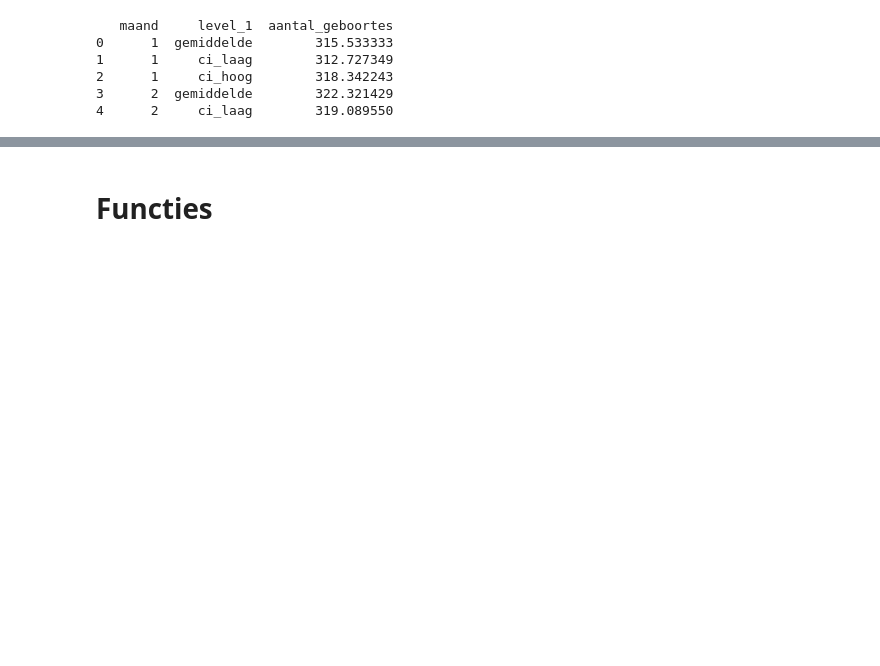
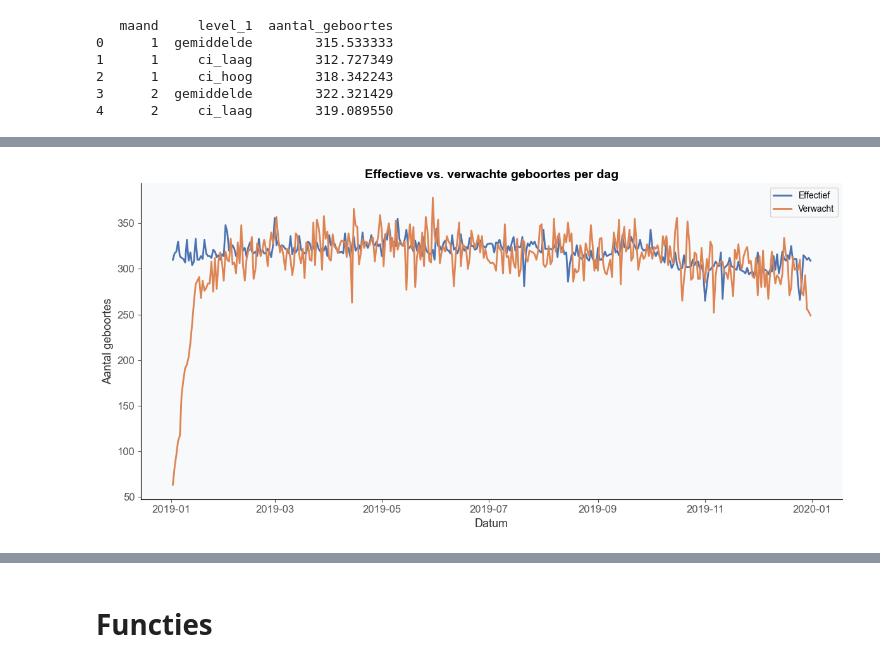
Before and after one commit to kurt253/202603224-regi, a Jupyter notebook: notebooks/ReadFiles.ipynb, the cells around one changed output, grey strips where cells are left out. Drawn from its saved outputs; the diff is of its cells as text; code cells hidden in the pictures; blank space fills up the shorter version.

```diff
--- a/notebooks/ReadFiles.ipynb
+++ b/notebooks/ReadFiles.ipynb
@@ -479,0 +805,41 @@ print(maand_stats.head())
+# %%
+# Totaal effectieve geboortes per dag (date)
+effectief = (
+    df_births_clean
+    .groupby("date")
+    .size()
+    .reset_index(name="effectief")
+)
+
+# Totaal verwachte geboortes per dag (verwachte datum)
+verwacht = (
+    df_births_clean
+    .groupby("verwachte datum")
+    .size()
+    .reset_index(name="verwacht")
+)
+
+# Combineer beide reeksen op datum
+evolutie = effectief.merge(
+    verwacht,
+    left_on="date",
+    right_on="verwachte datum",
+    how="outer",
+).sort_values("date")
+
+fig, ax = plt.subplots(figsize=(12, 6))
+
+ax.plot(evolutie["date"], evolutie["effectief"],
+        color=kleuren["primair"], linewidth=2, label="Effectief")
+ax.plot(evolutie["date"], evolutie["verwacht"],
+        color=kleuren["secundair"], linewidth=2, label="Verwacht")
+
+ax.set_title("Effectieve vs. verwachte geboortes per dag")
+ax.set_xlabel("Datum")
+ax.set_ylabel("Aantal geboortes")
+ax.legend()
+ax.grid(False)
+plt.tight_layout()
+plt.show()
+# %% [output]
+[figure, added]
```
Also changed, not shown: parts of 34 cells of this notebook.
